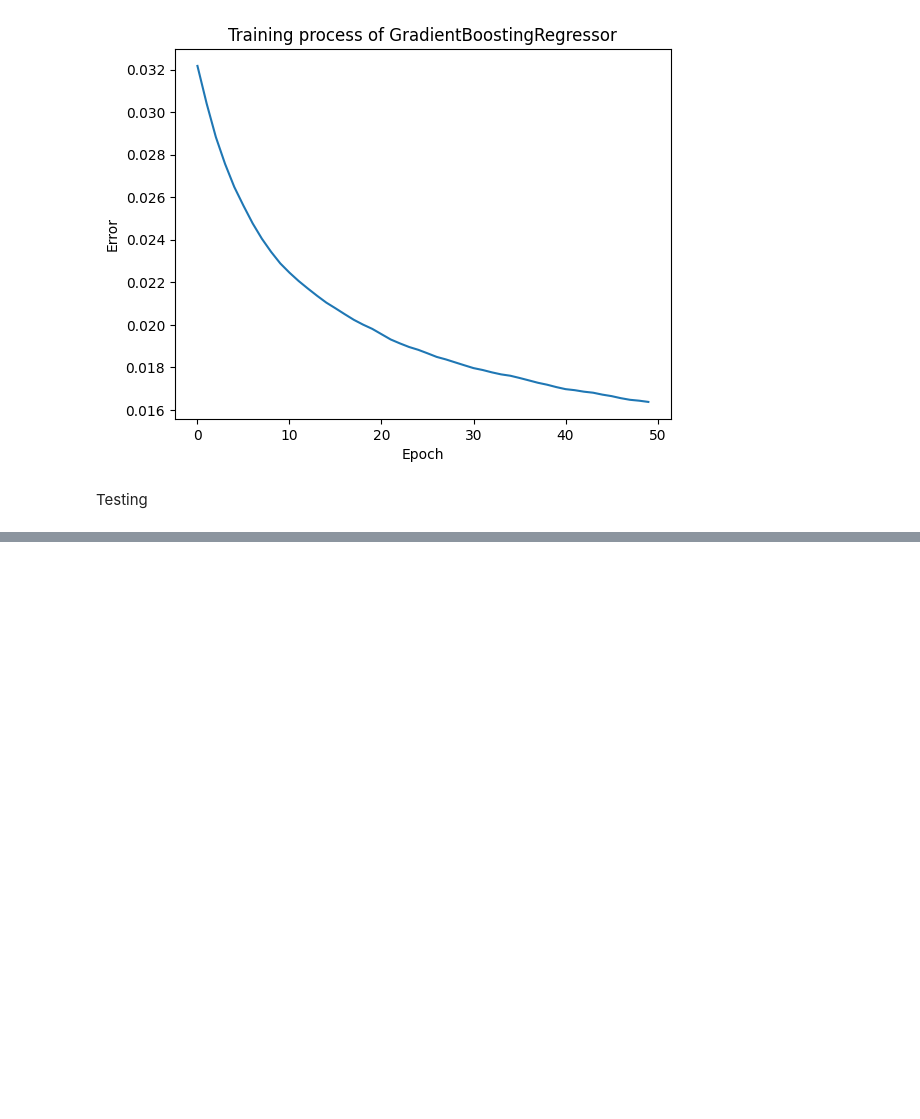
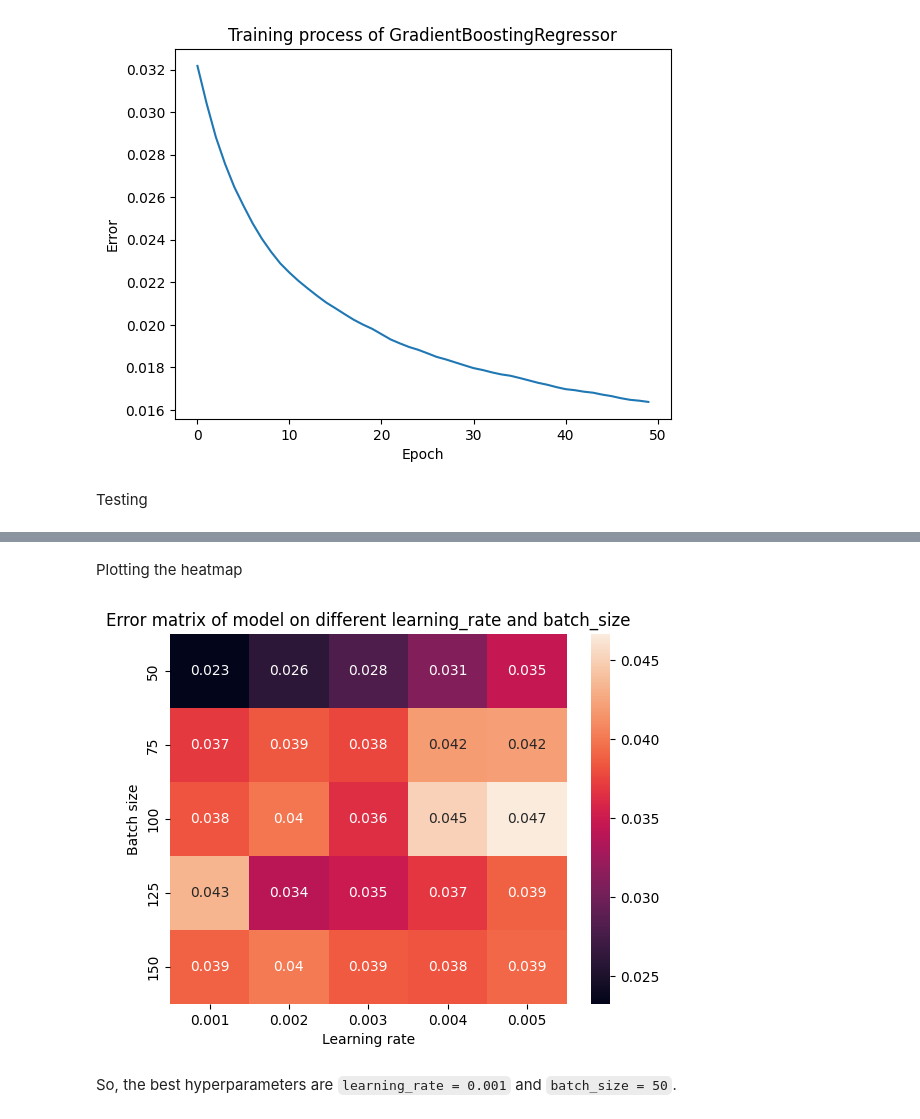
Before and after one commit to Khoa-Nguyen-Kevin/-hcmus_nmkhdl-Movie-Ratings-Analysis, a Jupyter notebook: src/notebooks/4.0-Data Modeling.ipynb, the cells around one changed output, grey strips where cells are left out. Drawn from its saved outputs; the diff is of its cells as text; code cells hidden in the pictures; blank space fills up the shorter version.

Commit message:
Merged data modeling notebooks

```diff
--- a/src/notebooks/4.0-Data Modeling.ipynb
+++ b/src/notebooks/4.0-Data Modeling.ipynb
@@ -107,0 +235,4 @@ MSE: 0.020113672002837927
+# %%
+# Load your data
+data = pd.read_csv('../../data/processed/data.csv')
+data.head()
@@ -107,0 +284,3 @@ MSE: 0.020113672002837927
+# %%
+# Fit the ColumnTransformer on the training data
+preprocessor.fit(X_train)
@@ -107,0 +322,10 @@ MSE: 0.020113672002837927
+# %%
+# Combine preprocessing with model training in a pipeline
+modelNN = Pipeline(steps=[
+    ('preprocessor', preprocessor),
+    ('regressor', Sequential([
+        Dense(64, activation='relu', input_dim=preprocessor.transform(X_train).shape[1]),
+        Dense(32, activation='relu'),
+        Dense(1, activation='linear')
+    ]))
+])
@@ -107,0 +335,20 @@ MSE: 0.020113672002837927
+# %%
+# Hyperparameters
+learning_rates = [0.001, 0.002, 0.003, 0.004, 0.005]
+batch_size = [50, 75, 100, 125, 150]
+
+# Compile the Keras model with specified learning rate
+results = np.zeros((5, 5))
+for rate, bat in product(learning_rates, batch_size):
+    optimizer = Adam(learning_rate=rate)
+    modelNN.named_steps['regressor'].compile(optimizer=optimizer, loss='mean_squared_error')
+
+    # Train the model with a reduced number of epochs
+    modelNN.named_steps['regressor'].fit(
+        preprocessor.transform(X_train), y_train,
+        epochs=50, batch_size=bat,verbose=0)
+
+    # Testing on the validation set and record error
+    y_val_pred = modelNN.predict(X_val)
+    error = mean_squared_error(y_val, y_val_pred)
+    results[learning_rates.index(rate)][batch_size.index(bat)] = error
@@ -107,0 +369,12 @@ MSE: 0.020113672002837927
+# %% [markdown]
+Plotting the heatmap
+# %%
+sns.heatmap(results, xticklabels=learning_rates, yticklabels=batch_size, annot=True)
+plt.xlabel('Learning rate')
+plt.ylabel('Batch size')
+plt.title('Error matrix of model on different learning_rate and batch_size')
+plt.show()
+# %% [output]
+[figure, added]
+# %% [markdown]
+So, the best hyperparameters are `learning_rate = 0.001` and `batch_size = 50`.
```
Also changed, not shown: parts of 57 cells of this notebook.
